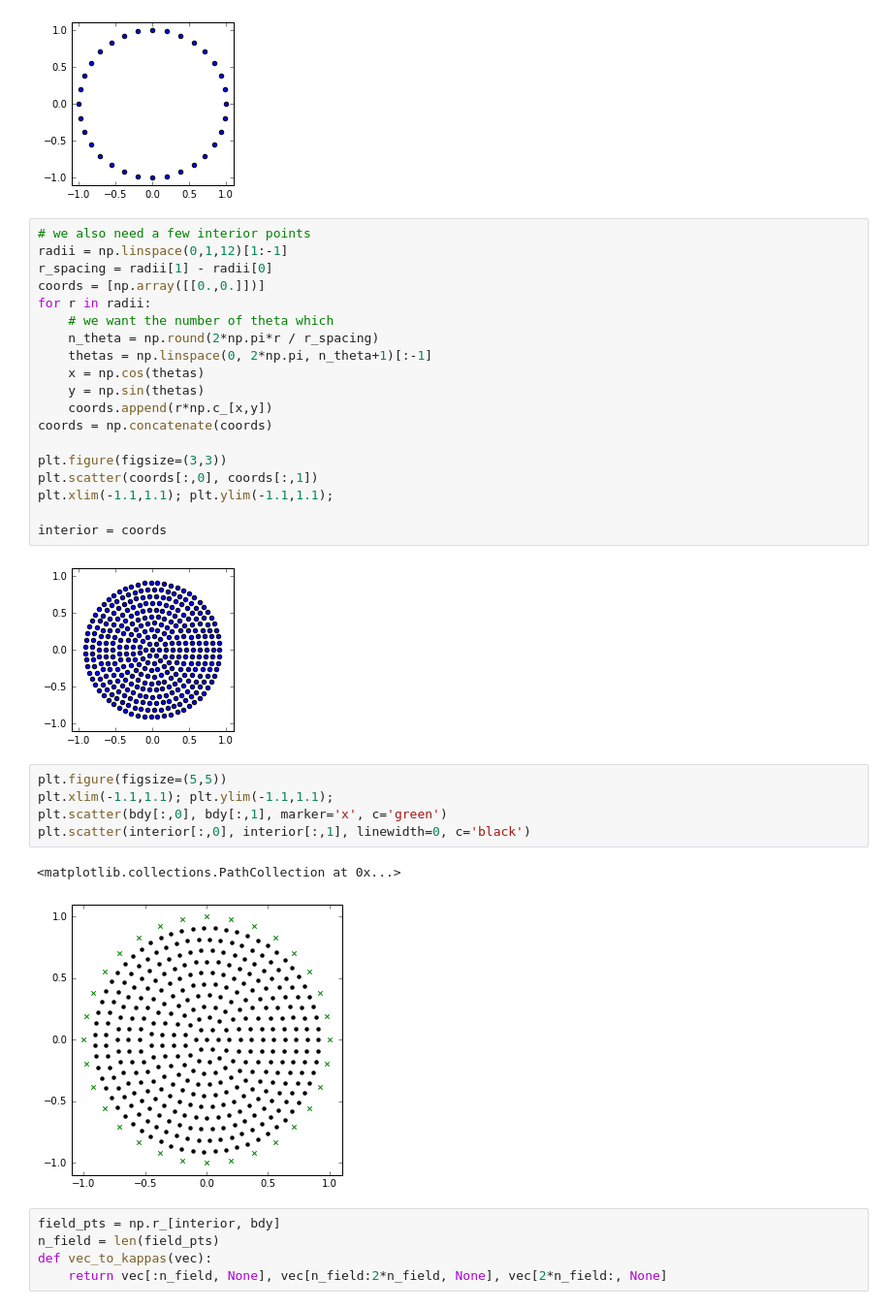
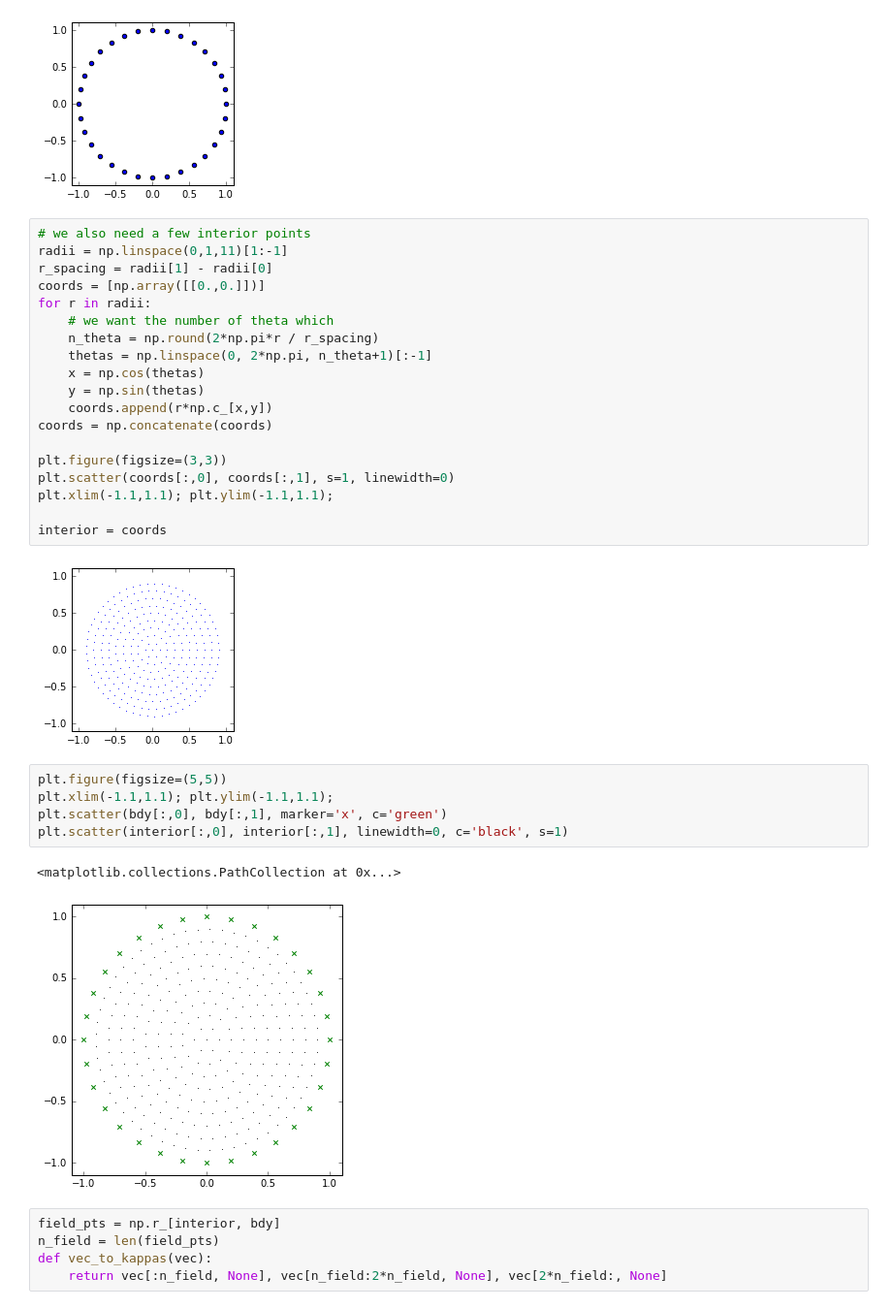
Before and after one commit to jcockayne/bayesian_pdes, a Jupyter notebook: notebooks/EIT.ipynb, the cells around one changed output. Shown: that part at 97% size. Drawn from its saved outputs; the diff is of its cells as text.

```diff
--- a/notebooks/EIT.ipynb
+++ b/notebooks/EIT.ipynb
@@ -93,33 +90,33 @@ bdy = np.c_[electrode_x, electrode_y]
 [figure]
 # %%
 # we also need a few interior points
-radii = np.linspace(0,1,12)[1:-1]
+radii = np.linspace(0,1,11)[1:-1]
 r_spacing = radii[1] - radii[0]
 coords = [np.array([[0.,0.]])]
 for r in radii:
     # we want the number of theta which
     n_theta = np.round(2*np.pi*r / r_spacing)
     thetas = np.linspace(0, 2*np.pi, n_theta+1)[:-1]
     x = np.cos(thetas)
     y = np.sin(thetas)
     coords.append(r*np.c_[x,y])
 coords = np.concatenate(coords)
 
 plt.figure(figsize=(3,3))
-plt.scatter(coords[:,0], coords[:,1])
+plt.scatter(coords[:,0], coords[:,1], s=1, linewidth=0)
 plt.xlim(-1.1,1.1); plt.ylim(-1.1,1.1);
 
 interior = coords
 # %% [output]
-[figure, old version]
+[figure, new version]
 # %%
 plt.figure(figsize=(5,5))
 plt.xlim(-1.1,1.1); plt.ylim(-1.1,1.1);
 plt.scatter(bdy[:,0], bdy[:,1], marker='x', c='green')
-plt.scatter(interior[:,0], interior[:,1], linewidth=0, c='black')
+plt.scatter(interior[:,0], interior[:,1], linewidth=0, c='black', s=1)
 # %% [output]
 <matplotlib.collections.PathCollection at 0x...>
-[figure, old version]
+[figure, new version]
 # %%
 field_pts = np.r_[interior, bdy]
 n_field = len(field_pts)
```
Also changed, not shown: parts of 35 cells of this notebook, 2 other files.
